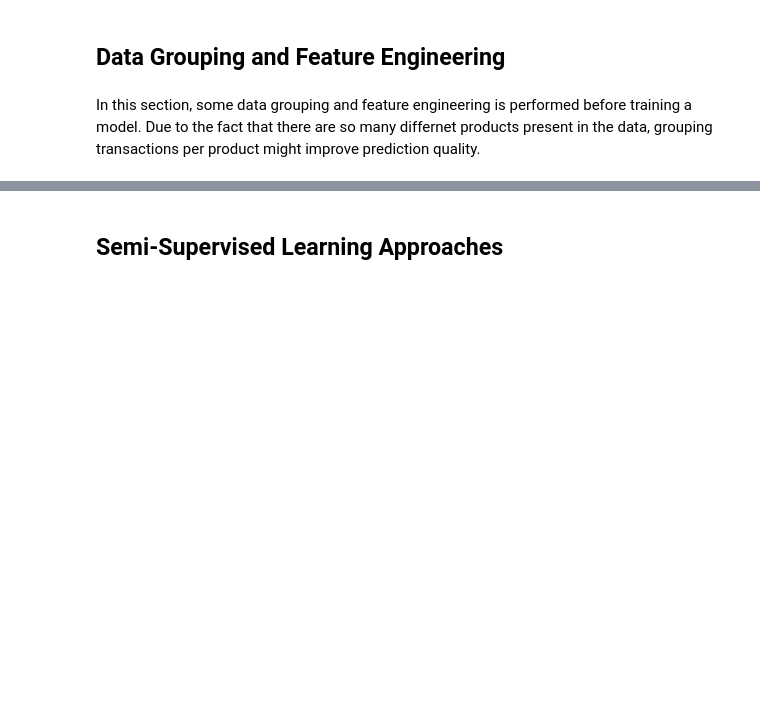
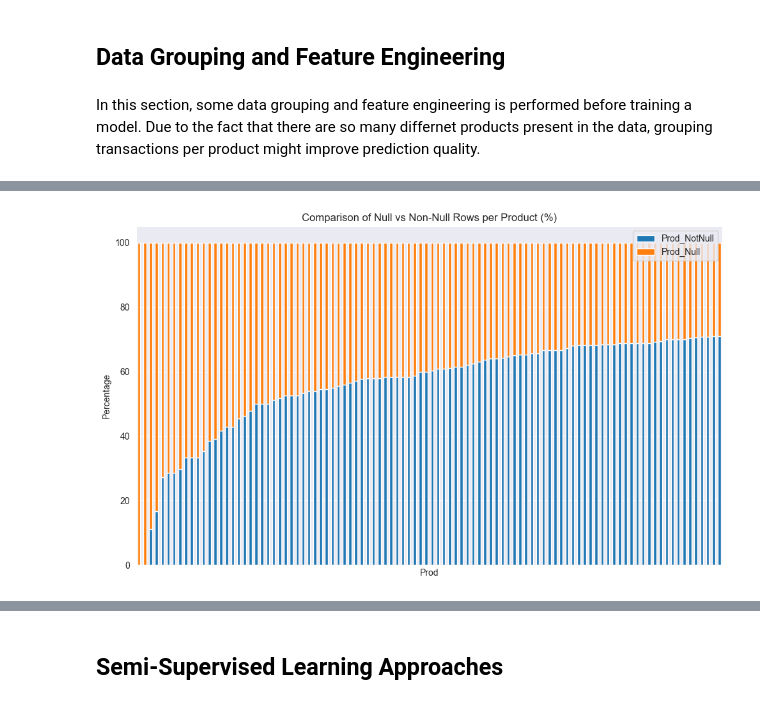
Before and after one commit to NiklasKiefer/fraud_detection, a Jupyter notebook: fraud_detection.ipynb, the cells around one changed output, grey strips where cells are left out. Saved outputs shown, nothing was run; the diff lists cells and outputs as text; code cells hidden in the pictures; blank space fills up the shorter version.

```diff
--- a/fraud_detection.ipynb
+++ b/fraud_detection.ipynb
@@ -236,0 +241,23 @@ plt.show()
+# %%
+prod_nulls = X_train[X_train.isnull().any(axis=1)]["Prod"].value_counts() # value counts for null
+prod_not_nulls = X_train[~X_train.isnull().any(axis=1)]["Prod"].value_counts() # value counts for not null
+
+comparison = pd.DataFrame({
+    "Prod_NotNull": prod_not_nulls,
+    "Prod_Null": prod_nulls
+}).fillna(0)
+comparison = comparison[comparison["Prod_Null"] > 0] # remove products with zero null values
+
+comparison_pct = comparison.div(comparison.sum(axis=1), axis=0) * 100
+comparison_pct = comparison_pct.sort_values("Prod_Null", ascending=False).head(100)
+
+comparison_pct.plot(kind="bar", stacked=True, figsize=(10, 6))
+plt.title("Comparison of Null vs Non-Null Rows per Product (%)")
+plt.ylabel("Percentage")
+plt.xlabel("Prod")
+plt.xticks([], [])
+plt.xticks(rotation=45)
+plt.tight_layout()
+plt.show()
+# %% [output]
+[figure, added]
```
Also changed, not shown: parts of 24 cells of this notebook.
